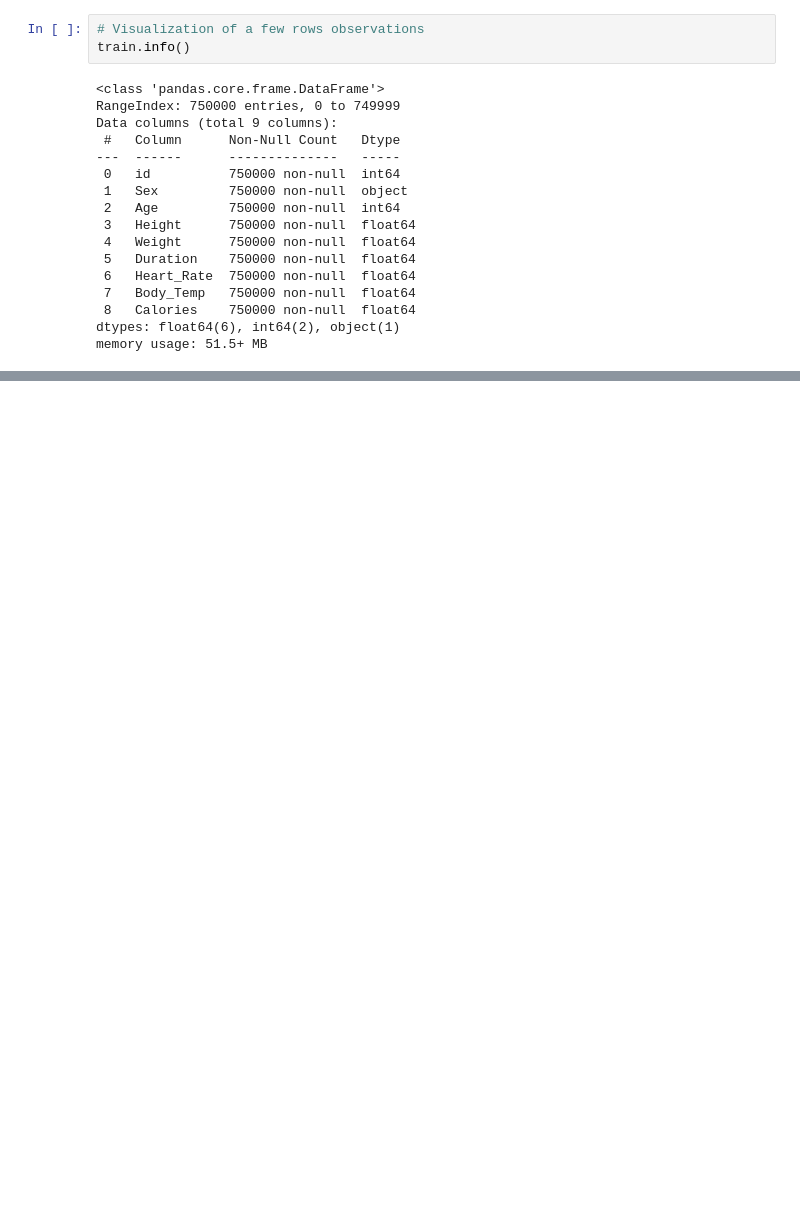
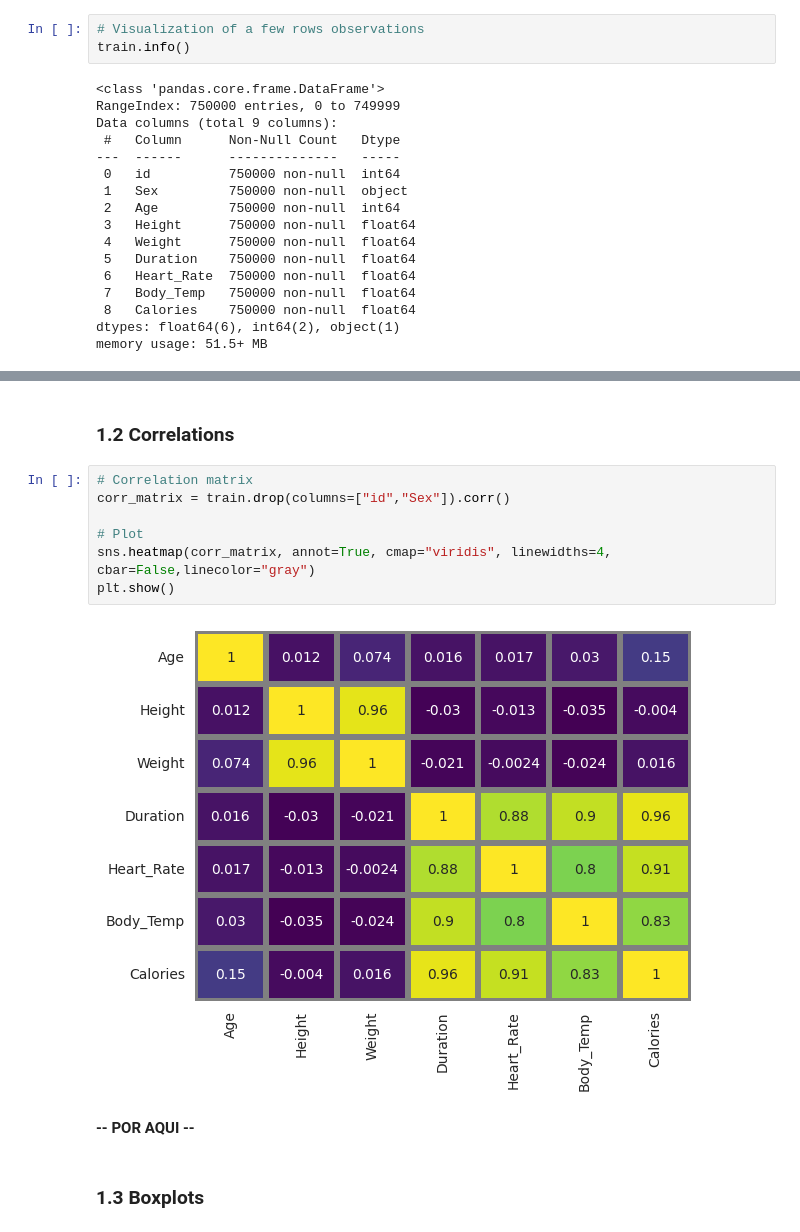
Before and after one commit to JavierMdT/Calories-Expenditure-Prediction, a Jupyter notebook: notebook.ipynb, the cells around one changed output, grey strips where cells are left out. Saved outputs shown, nothing was run; the diff lists cells and outputs as text; blank space fills up the shorter version.

```diff
--- a/notebook.ipynb
+++ b/notebook.ipynb
@@ -66,0 +100,15 @@ Numero de caracteristicas:  8
+# %% [markdown]
+### 1.2 Correlations
+# %%
+# Correlation matrix
+corr_matrix = train.drop(columns=["id","Sex"]).corr()
+
+# Plot
+sns.heatmap(corr_matrix, annot=True, cmap="viridis", linewidths=4, cbar=False,linecolor="gray")
+plt.show()
+# %% [output]
+[figure, added]
+# %% [markdown]
+**-- POR AQUI --**
+# %% [markdown]
+### 1.3 Boxplots
```
Also changed, not shown: parts of 8 cells of this notebook, 2 other files.
